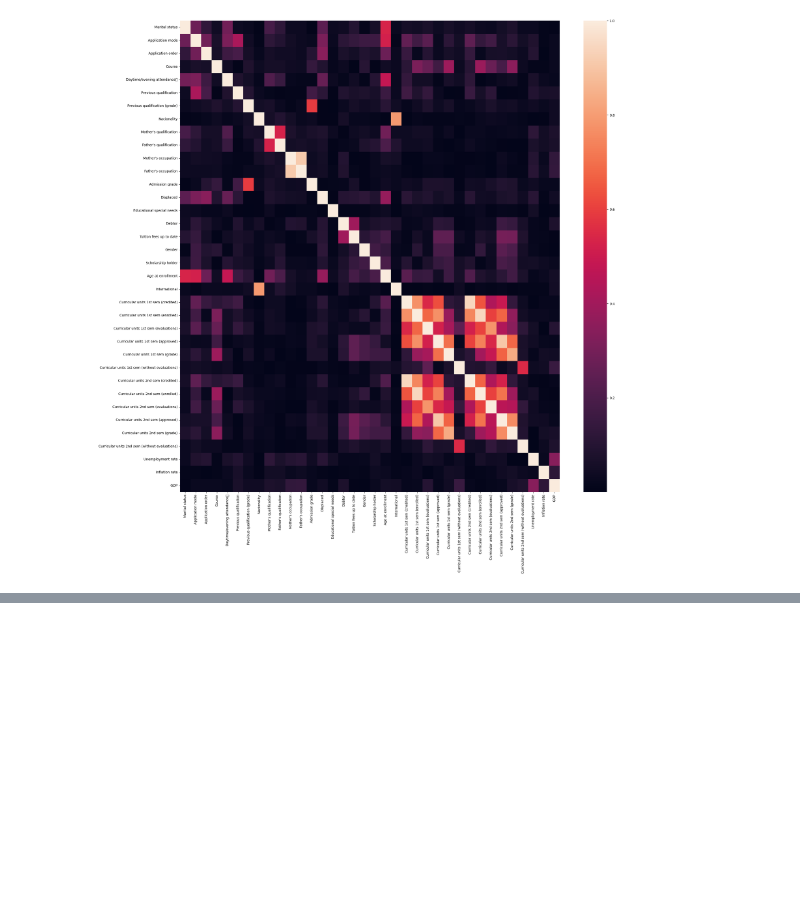
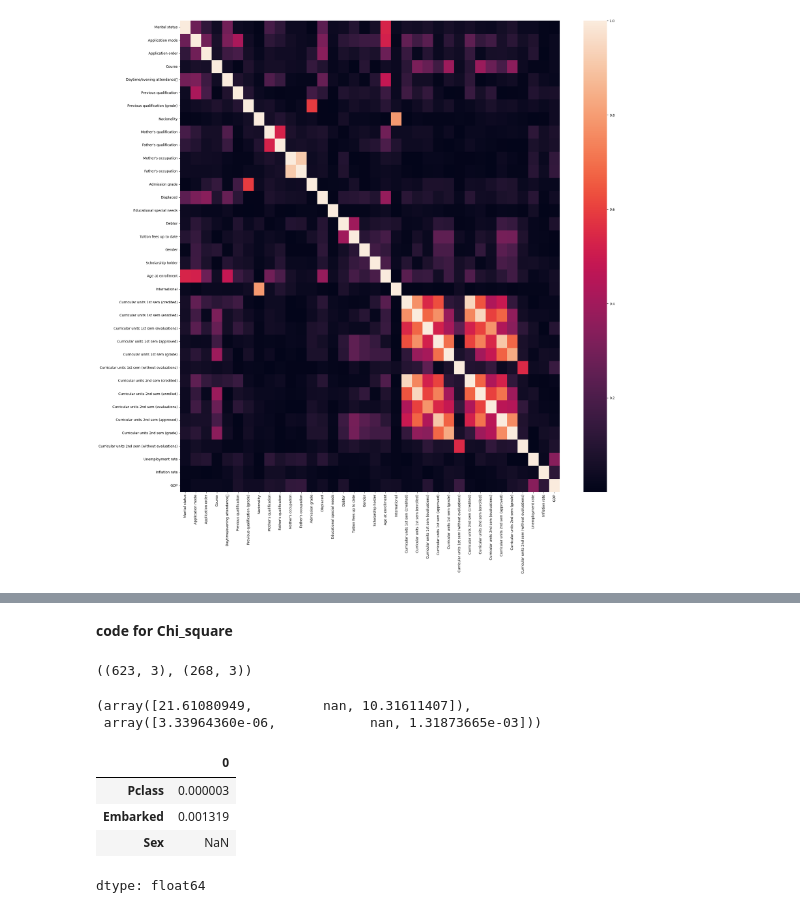
Before and after one commit to Varshini151205/ML, a Jupyter notebook: MLpractice.ipynb, the cells around one changed output, grey strips where cells are left out. Cells and saved outputs as stored; diff of their text form; code cells hidden in the pictures; blank space fills up the shorter version.

```diff
--- a/MLpractice.ipynb
+++ b/MLpractice.ipynb
@@ -908,0 +928,4 @@ X_test = X_test[X_train.columns]
+# %%
+import numpy as np
+df.ffill(inplace=True)
+print(df.isnull().sum())
@@ -908,0 +946,2 @@ X_test = X_test[X_train.columns]
+# %% [markdown]
+**code for Chi_square**
@@ -908,0 +951,24 @@ X_test = X_test[X_train.columns]
+# %%
+df['Sex']=np.where(df.Sex=='male',1,0)
+ordinal_label={k:i for i,k in enumerate(df.Embarked.unique(),0)}
+df.Embarked=df.Embarked.map(ordinal_label)
+X_train,X_test,y_train,y_test=train_test_split(df[['Pclass','Sex','Embarked']],df['Survived'],test_size=0.3,random_state=0)
+X_train.shape,X_test.shape
+# %% [output]
+((623, 3), (268, 3))
+# %%
+f_score=chi2(X_train.fillna(0), y_train)
+f_score
+# %% [output]
+(array([21.61080949,         nan, 10.31611407]),
+ array([3.33964360e-06,            nan, 1.31873665e-03]))
+# %%
+p_values=pd.Series(f_score[1])
+p_values.index=X_train.columns
+p_values.sort_values(ascending=True)
+# %% [output]
+|  | 0 |
+| Pclass | 0.000003 |
+| Embarked | 0.001319 |
+| Sex | NaN |
+dtype: float64
```
Also changed, not shown: parts of 6 cells of this notebook.
